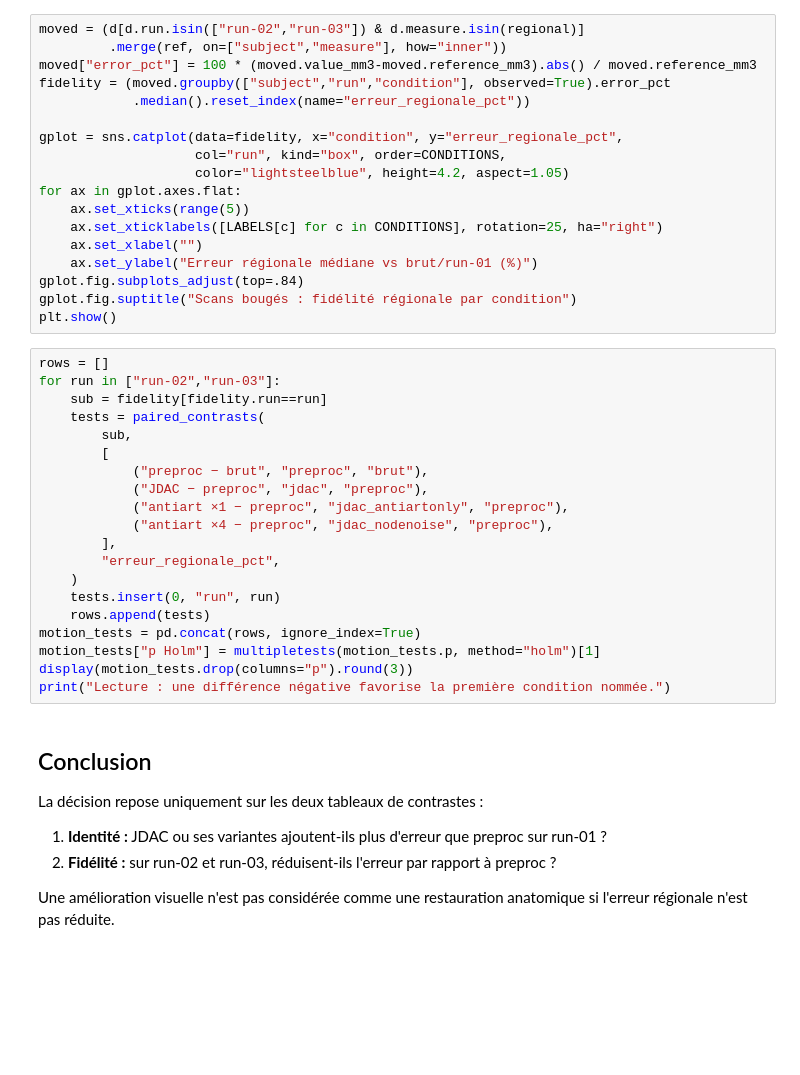
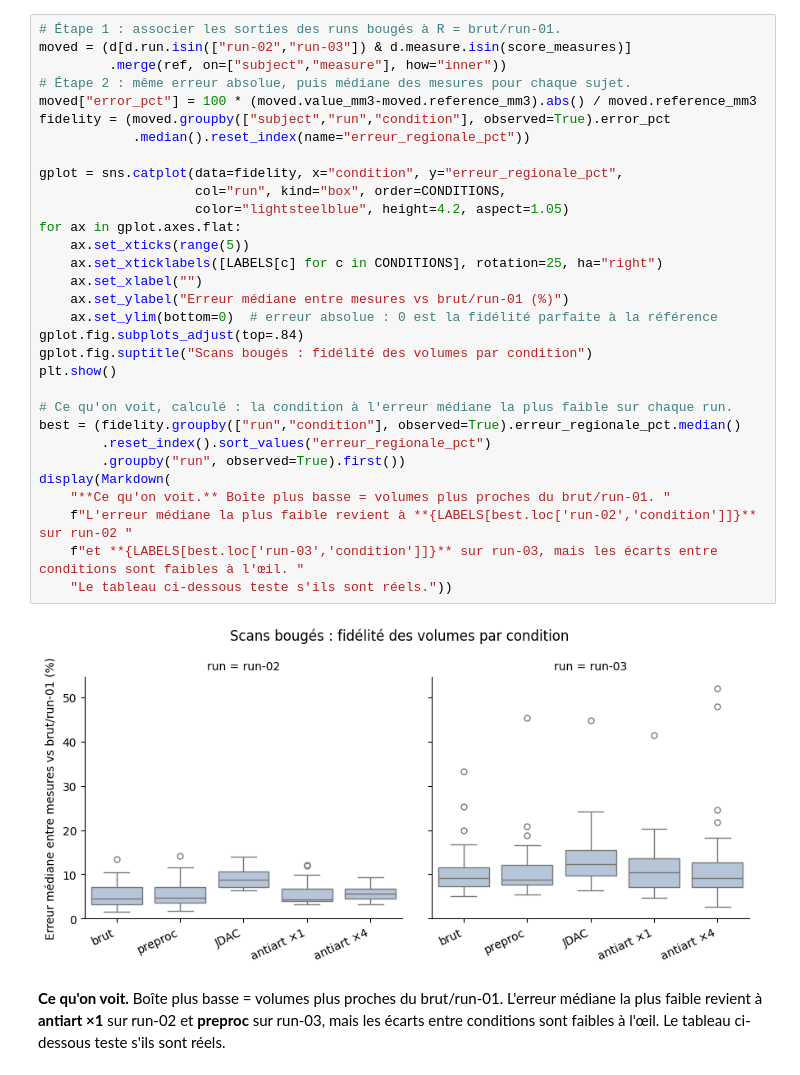
Before and after one commit to math-wil/jdac-motion-correction, a Jupyter notebook: pipelines/ds004332/phase5_fidelity/explore_aseg_rigide.ipynb, the cells around one changed output. Saved outputs shown, nothing was run; the diff lists cells and outputs as text; blank space fills up the shorter version.

```diff
--- a/pipelines/ds004332/phase5_fidelity/explore_aseg_rigide.ipynb
+++ b/pipelines/ds004332/phase5_fidelity/explore_aseg_rigide.ipynb
@@ -167,47 +297,34 @@ La comparaison essentielle est directe :
 # %%
-moved = (d[d.run.isin(["run-02","run-03"]) & d.measure.isin(regional)]
+# Étape 1 : associer les sorties des runs bougés à R = brut/run-01.
+moved = (d[d.run.isin(["run-02","run-03"]) & d.measure.isin(score_measures)]
          .merge(ref, on=["subject","measure"], how="inner"))
+# Étape 2 : même erreur absolue, puis médiane des mesures pour chaque sujet.
 moved["error_pct"] = 100 * (moved.value_mm3-moved.reference_mm3).abs() / moved.reference_mm3
 fidelity = (moved.groupby(["subject","run","condition"], observed=True).error_pct
             .median().reset_index(name="erreur_regionale_pct"))
 
 gplot = sns.catplot(data=fidelity, x="condition", y="erreur_regionale_pct",
                     col="run", kind="box", order=CONDITIONS,
                     color="lightsteelblue", height=4.2, aspect=1.05)
 for ax in gplot.axes.flat:
     ax.set_xticks(range(5))
     ax.set_xticklabels([LABELS[c] for c in CONDITIONS], rotation=25, ha="right")
     ax.set_xlabel("")
-    ax.set_ylabel("Erreur régionale médiane vs brut/run-01 (%)")
+    ax.set_ylabel("Erreur médiane entre mesures vs brut/run-01 (%)")
+    ax.set_ylim(bottom=0)  # erreur absolue : 0 est la fidélité parfaite à la référence
 gplot.fig.subplots_adjust(top=.84)
-gplot.fig.suptitle("Scans bougés : fidélité régionale par condition")
+gplot.fig.suptitle("Scans bougés : fidélité des volumes par condition")
 plt.show()
+
+# Ce qu'on voit, calculé : la condition à l'erreur médiane la plus faible sur chaque run.
+best = (fidelity.groupby(["run","condition"], observed=True).erreur_regionale_pct.median()
+        .reset_index().sort_values("erreur_regionale_pct")
+        .groupby("run", observed=True).first())
+display(Markdown(
+    "**Ce qu'on voit.** Boîte plus basse = volumes plus proches du brut/run-01. "
+    f"L'erreur médiane la plus faible revient à **{LABELS[best.loc['run-02','condition']]}** sur run-02 "
+    f"et **{LABELS[best.loc['run-03','condition']]}** sur run-03, mais les écarts entre conditions sont faibles à l'œil. "
+    "Le tableau ci-dessous teste s'ils sont réels."))
+# %% [output]
+[figure, added]
+**Ce qu'on voit.** Boîte plus basse = volumes plus proches du brut/run-01. L'erreur médiane la plus faible revient à **antiart ×1** sur run-02 et **preproc** sur run-03, mais les écarts entre conditions sont faibles à l'œil. Le tableau ci-dessous teste s'ils sont réels.
-# %%
-rows = []
-for run in ["run-02","run-03"]:
-    sub = fidelity[fidelity.run==run]
-    tests = paired_contrasts(
-        sub,
-        [
-            ("preproc − brut", "preproc", "brut"),
-            ("JDAC − preproc", "jdac", "preproc"),
-            ("antiart ×1 − preproc", "jdac_antiartonly", "preproc"),
-            ("antiart ×4 − preproc", "jdac_nodenoise", "preproc"),
-        ],
-        "erreur_regionale_pct",
-    )
-    tests.insert(0, "run", run)
-    rows.append(tests)
-motion_tests = pd.concat(rows, ignore_index=True)
-motion_tests["p Holm"] = multipletests(motion_tests.p, method="holm")[1]
-display(motion_tests.drop(columns="p").round(3))
-print("Lecture : une différence négative favorise la première condition nommée.")
-# %% [markdown]
-## Conclusion
-
-La décision repose uniquement sur les deux tableaux de contrastes :
-
-1. **Identité :** JDAC ou ses variantes ajoutent-ils plus d'erreur que preproc sur run-01 ?
-2. **Fidélité :** sur run-02 et run-03, réduisent-ils l'erreur par rapport à preproc ?
-
-Une amélioration visuelle n'est pas considérée comme une restauration anatomique si l'erreur régionale n'est pas réduite.
```
Also changed, not shown: parts of 23 cells of this notebook, 2 other files.
